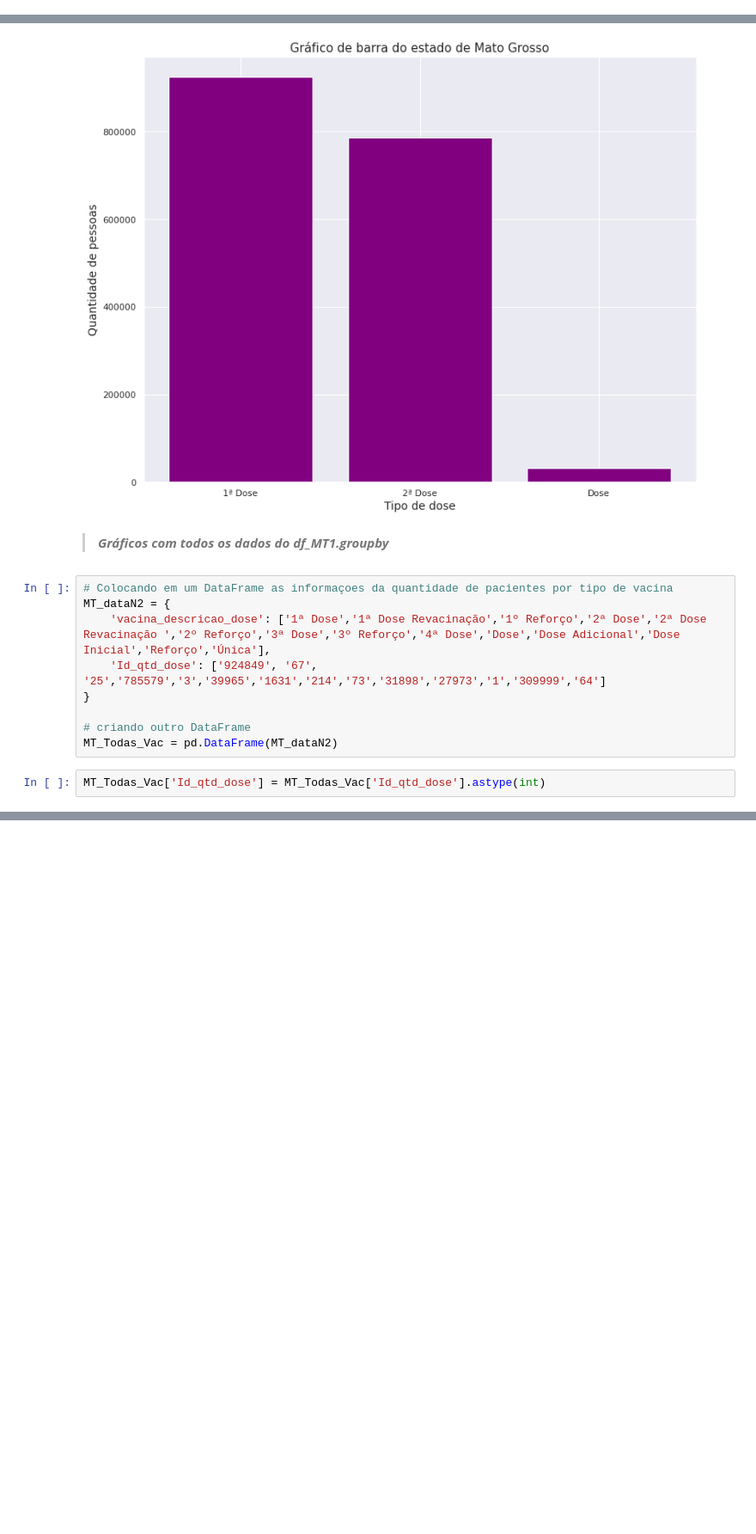
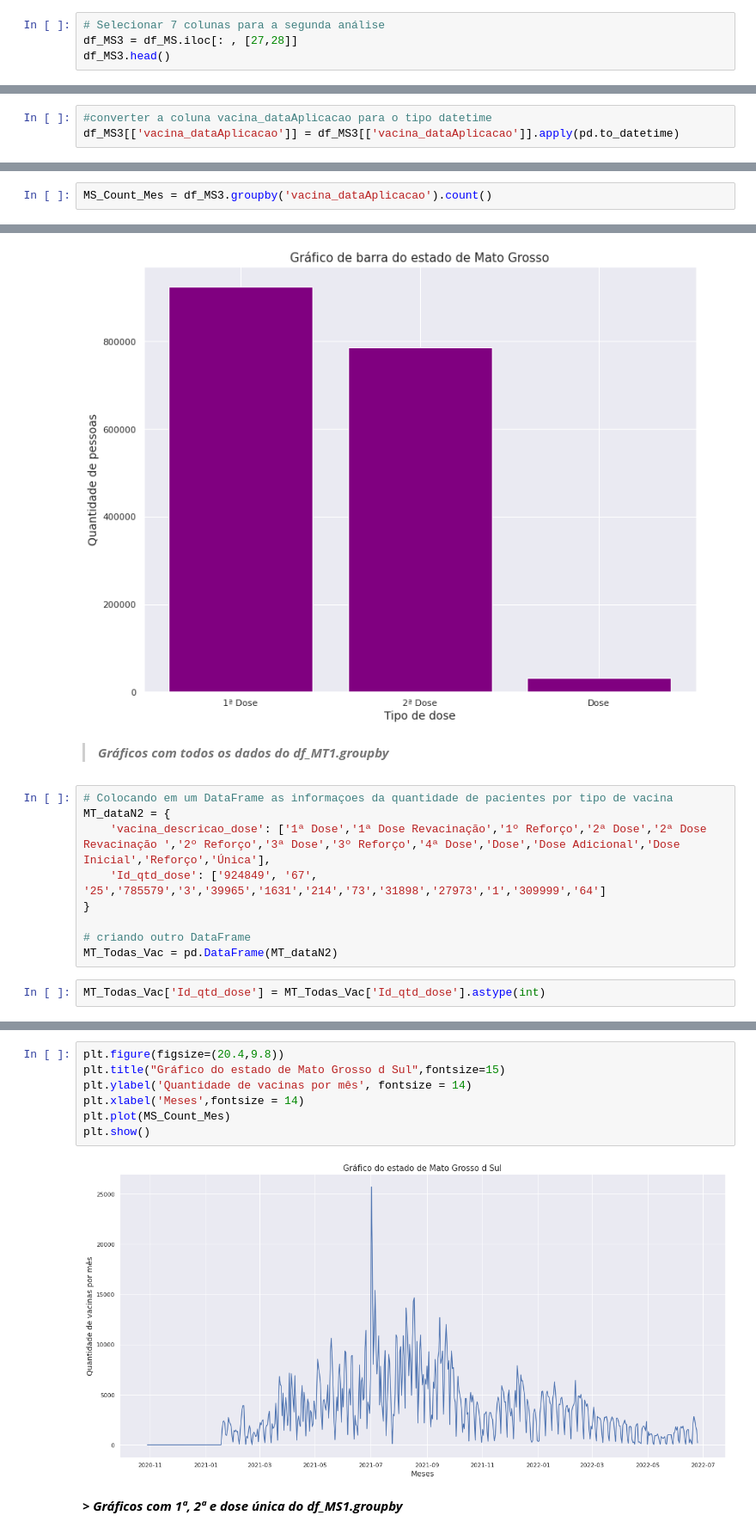
Before and after one commit to laysfreitas/Covid_Dados, a Jupyter notebook: Dados_Covid_CO.ipynb, the cells around one changed output, grey strips where cells are left out. Shown at 86% size. Saved outputs shown, nothing was run; the diff lists cells and outputs as text; blank space fills up the shorter version.

```diff
--- a/Dados_Covid_CO.ipynb
+++ b/Dados_Covid_CO.ipynb
@@ -454,0 +555,4 @@ MT_Count_Mes = df_MT3.groupby('vacina_dataAplicacao').count()
+# %%
+# Selecionar 7 colunas para a segunda análise
+df_MS3 = df_MS.iloc[: , [27,28]]
+df_MS3.head()
@@ -454,0 +566,3 @@ MT_Count_Mes = df_MT3.groupby('vacina_dataAplicacao').count()
+# %%
+#converter a coluna vacina_dataAplicacao para o tipo datetime
+df_MS3[['vacina_dataAplicacao']] = df_MS3[['vacina_dataAplicacao']].apply(pd.to_datetime)
@@ -454,0 +696,2 @@ MT_Count_Mes = df_MT3.groupby('vacina_dataAplicacao').count()
+# %%
+MS_Count_Mes = df_MS3.groupby('vacina_dataAplicacao').count()
@@ -640,0 +1123,11 @@ plt.show()
+# %%
+plt.figure(figsize=(20.4,9.8))
+plt.title("Gráfico do estado de Mato Grosso d Sul",fontsize=15)
+plt.ylabel('Quantidade de vacinas por mês', fontsize = 14)
+plt.xlabel('Meses',fontsize = 14)
+plt.plot(MS_Count_Mes)
+plt.show()
+# %% [output]
+[figure, added]
+# %% [markdown]
+***> Gráficos com 1ª, 2ª e dose única do df_MS1.groupby***
```
Also changed, not shown: parts of 80 cells of this notebook.
